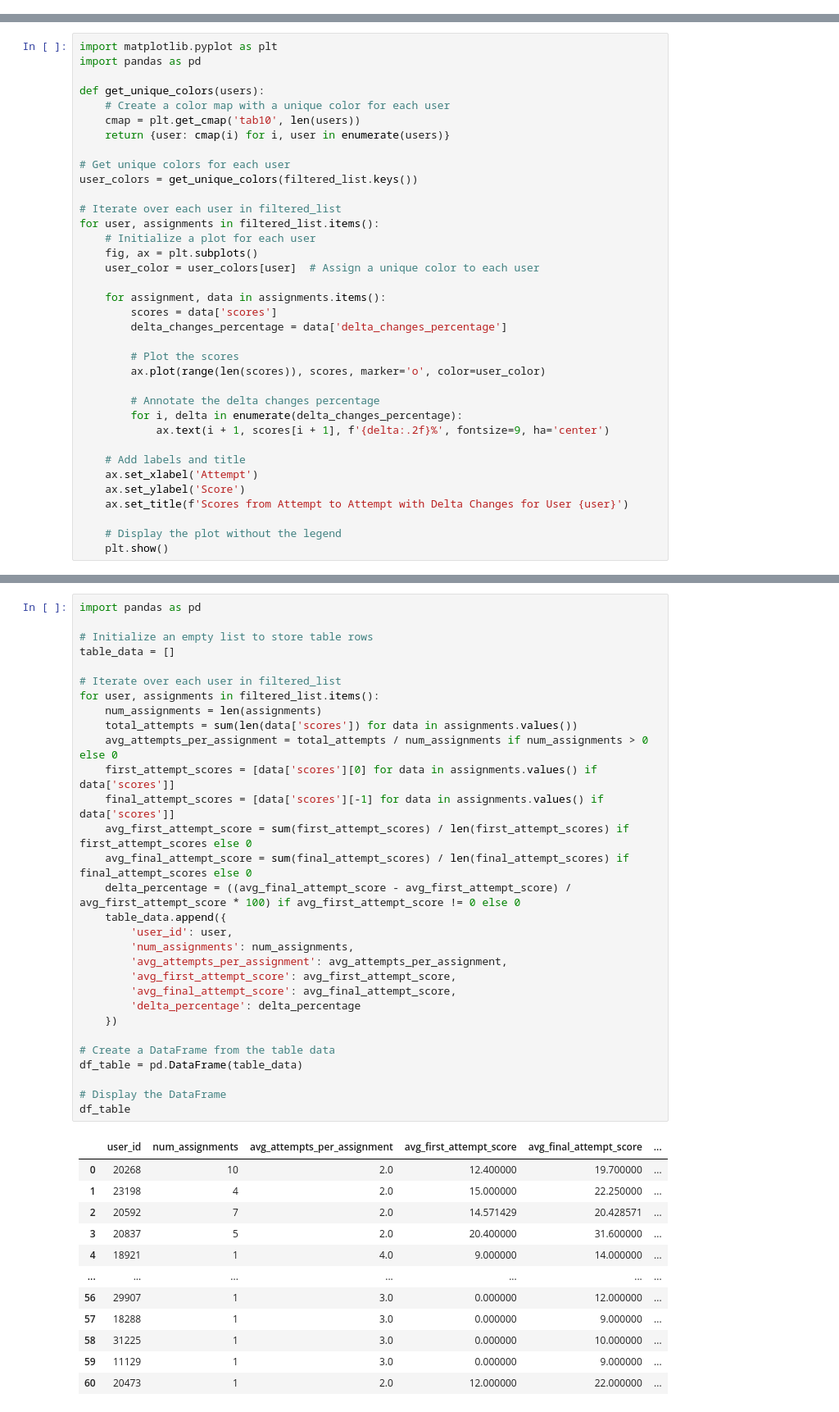
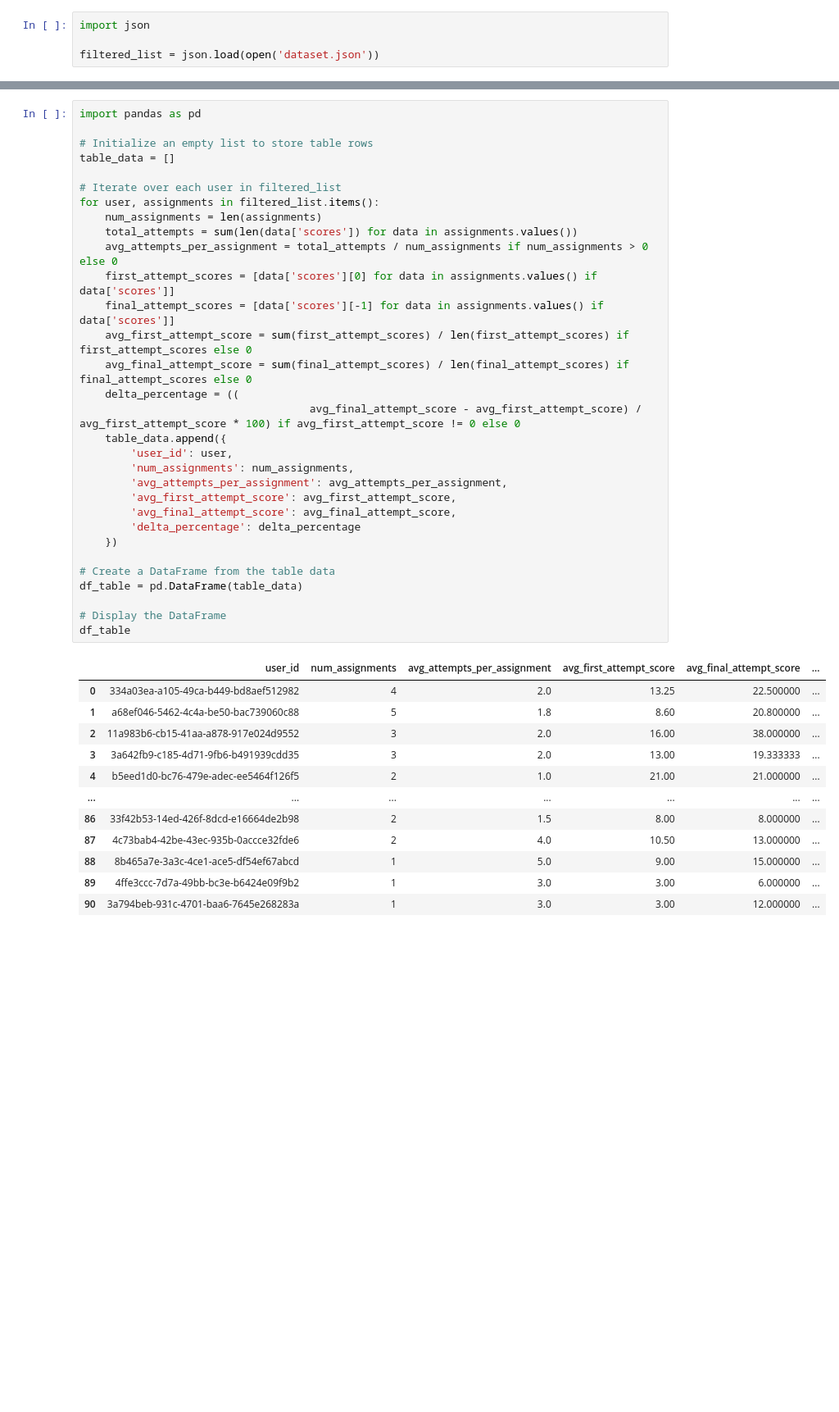
Before and after one commit to Typiqally/canvas-grade-correlation, a Jupyter notebook: main.ipynb, the cells around one changed output, grey strips where cells are left out. Shown: that part at 82% size. Cells and saved outputs as stored; diff of their text form; blank space fills up the shorter version.

Commit message:
Upgrade graphs, data collation and data formatter

```diff
--- a/main.ipynb
+++ b/main.ipynb
@@ -125,3 +1,7 @@ filtered_list
+# %%
+import json
+
+filtered_list = json.load(open('dataset.json'))
 # %%
 import pandas as pd
 
@@ -162,36 +41,0 @@ df_table
-# %%
-import matplotlib.pyplot as plt
-import pandas as pd
-
-def get_unique_colors(users):
-    # Create a color map with a unique color for each user
-    cmap = plt.get_cmap('tab10', len(users))
-    return {user: cmap(i) for i, user in enumerate(users)}
-
-# Get unique colors for each user
-user_colors = get_unique_colors(filtered_list.keys())
-
-# Iterate over each user in filtered_list
-for user, assignments in filtered_list.items():
-    # Initialize a plot for each user
-    fig, ax = plt.subplots()
-    user_color = user_colors[user]  # Assign a unique color to each user
-
-    for assignment, data in assignments.items():
-        scores = data['scores']
-        delta_changes_percentage = data['delta_changes_percentage']
-
-        # Plot the scores
-        ax.plot(range(len(scores)), scores, marker='o', color=user_color)
-
-        # Annotate the delta changes percentage
-        for i, delta in enumerate(delta_changes_percentage):
-            ax.text(i + 1, scores[i + 1], f'{delta:.2f}%', fontsize=9, ha='center')
-
-    # Add labels and title
-    ax.set_xlabel('Attempt')
-    ax.set_ylabel('Score')
-    ax.set_title(f'Scores from Attempt to Attempt with Delta Changes for User {user}')
-
-    # Display the plot without the legend
-    plt.show()
@@ -213,42 +43,43 @@ for user, assignments in filtered_list.items():
 import pandas as pd
 
 # Initialize an empty list to store table rows
 table_data = []
 
 # Iterate over each user in filtered_list
 for user, assignments in filtered_list.items():
     num_assignments = len(assignments)
     total_attempts = sum(len(data['scores']) for data in assignments.values())
     avg_attempts_per_assignment = total_attempts / num_assignments if num_assignments > 0 else 0
     first_attempt_scores = [data['scores'][0] for data in assignments.values() if data['scores']]
     final_attempt_scores = [data['scores'][-1] for data in assignments.values() if data['scores']]
     avg_first_attempt_score = sum(first_attempt_scores) / len(first_attempt_scores) if first_attempt_scores else 0
     avg_final_attempt_score = sum(final_attempt_scores) / len(final_attempt_scores) if final_attempt_scores else 0
-    delta_percentage = ((avg_final_attempt_score - avg_first_attempt_score) / avg_first_attempt_score * 100) if avg_first_attempt_score != 0 else 0
+    delta_percentage = ((
+                                    avg_final_attempt_score - avg_first_attempt_score) / avg_first_attempt_score * 100) if avg_first_attempt_score != 0 else 0
     table_data.append({
         'user_id': user,
         'num_assignments': num_assignments,
         'avg_attempts_per_assignment': avg_attempts_per_assignment,
         'avg_first_attempt_score': avg_first_attempt_score,
         'avg_final_attempt_score': avg_final_attempt_score,
         'delta_percentage': delta_percentage
     })
 
 # Create a DataFrame from the table data
 df_table = pd.DataFrame(table_data)
 
 # Display the DataFrame
 df_table
 # %% [output]
 |  | user_id | num_assignments | avg_attempts_per_assignment | avg_first_attempt_score | avg_final_attempt_score | ... |
-| 0 | 20268 | 10 | 2.0 | 12.400000 | 19.700000 | ... |
-| 1 | 23198 | 4 | 2.0 | 15.000000 | 22.250000 | ... |
-| 2 | 20592 | 7 | 2.0 | 14.571429 | 20.428571 | ... |
-| 3 | 20837 | 5 | 2.0 | 20.400000 | 31.600000 | ... |
-| 4 | 18921 | 1 | 4.0 | 9.000000 | 14.000000 | ... |
+| 0 | 334a03ea-a105-49ca-b449-bd8aef512982 | 4 | 2.0 | 13.25 | 22.500000 | ... |
+| 1 | a68ef046-5462-4c4a-be50-bac739060c88 | 5 | 1.8 | 8.60 | 20.800000 | ... |
+| 2 | 11a983b6-cb15-41aa-a878-917e024d9552 | 3 | 2.0 | 16.00 | 38.000000 | ... |
+| 3 | 3a642fb9-c185-4d71-9fb6-b491939cdd35 | 3 | 2.0 | 13.00 | 19.333333 | ... |
+| 4 | b5eed1d0-bc76-479e-adec-ee5464f126f5 | 2 | 1.0 | 21.00 | 21.000000 | ... |
 | ... | ... | ... | ... | ... | ... | ... |
-| 56 | 29907 | 1 | 3.0 | 0.000000 | 12.000000 | ... |
-| 57 | 18288 | 1 | 3.0 | 0.000000 | 9.000000 | ... |
-| 58 | 31225 | 1 | 3.0 | 0.000000 | 10.000000 | ... |
-| 59 | 11129 | 1 | 3.0 | 0.000000 | 9.000000 | ... |
-| 60 | 20473 | 1 | 2.0 | 12.000000 | 22.000000 | ... |
+| 86 | 33f42b53-14ed-426f-8dcd-e16664de2b98 | 2 | 1.5 | 8.00 | 8.000000 | ... |
+| 87 | 4c73bab4-42be-43ec-935b-0accce32fde6 | 2 | 4.0 | 10.50 | 13.000000 | ... |
+| 88 | 8b465a7e-3a3c-4ce1-ace5-df54ef67abcd | 1 | 5.0 | 9.00 | 15.000000 | ... |
+| 89 | 4ffe3ccc-7d7a-49bb-bc3e-b6424e09f9b2 | 1 | 3.0 | 3.00 | 6.000000 | ... |
+| 90 | 3a794beb-931c-4701-baa6-7645e268283a | 1 | 3.0 | 3.00 | 12.000000 | ... |
```
Also changed, not shown: parts of 14 cells of this notebook, 3 other files.
